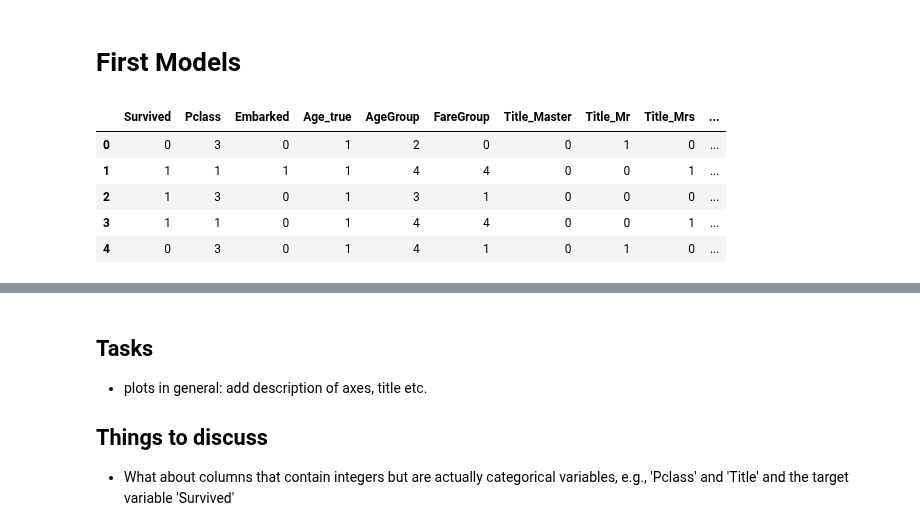
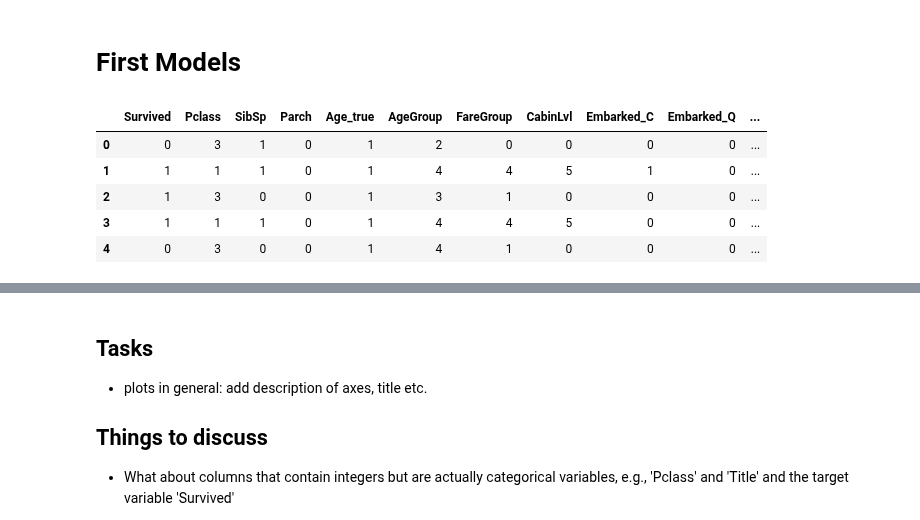
Before and after one commit to mariusjb/dm1-titanic, a Jupyter notebook: preprocessing.ipynb, the cells around one changed output, grey strips where cells are left out. Cells and saved outputs as stored; diff of their text form; code cells hidden in the pictures.

```diff
--- a/preprocessing.ipynb
+++ b/preprocessing.ipynb
@@ -835,23 +836,23 @@ df.to_csv(f"data/preprocessed_{date}.csv")
 # %%
 # read dataframe
 
 from datetime import datetime
 import os
 
-files = sorted([f for f in os.listdir("data") if f.endswith(".csv")])
+files = sorted([f for f in os.listdir("data") if (f.endswith(".csv") and (f.startswith("preprocessed_2")))], reverse=True)
 latest = files[0]
 df = pd.read_csv(f"data/{latest}")
 
 # drop new generated index column
 df.drop(df.columns[0], axis=1, inplace=True)
 df.head()
 # %% [output]
-|  | Survived | Pclass | Embarked | Age_true | AgeGroup | FareGroup | Title_Master | Title_Mr | Title_Mrs | ... |
-| 0 | 0 | 3 | 0 | 1 | 2 | 0 | 0 | 1 | 0 | ... |
-| 1 | 1 | 1 | 1 | 1 | 4 | 4 | 0 | 0 | 1 | ... |
-| 2 | 1 | 3 | 0 | 1 | 3 | 1 | 0 | 0 | 0 | ... |
-| 3 | 1 | 1 | 0 | 1 | 4 | 4 | 0 | 0 | 1 | ... |
-| 4 | 0 | 3 | 0 | 1 | 4 | 1 | 0 | 1 | 0 | ... |
+|  | Survived | Pclass | SibSp | Parch | Age_true | AgeGroup | FareGroup | CabinLvl | Embarked_C | Embarked_Q | ... |
+| 0 | 0 | 3 | 1 | 0 | 1 | 2 | 0 | 0 | 0 | 0 | ... |
+| 1 | 1 | 1 | 1 | 0 | 1 | 4 | 4 | 5 | 1 | 0 | ... |
+| 2 | 1 | 3 | 0 | 0 | 1 | 3 | 1 | 0 | 0 | 0 | ... |
+| 3 | 1 | 1 | 1 | 0 | 1 | 4 | 4 | 5 | 0 | 0 | ... |
+| 4 | 0 | 3 | 0 | 0 | 1 | 4 | 1 | 0 | 0 | 0 | ... |
 # %%
 from sklearn.model_selection import train_test_split
 from sklearn.metrics import accuracy_score
```
Also changed, not shown: parts of 3 cells of this notebook.
